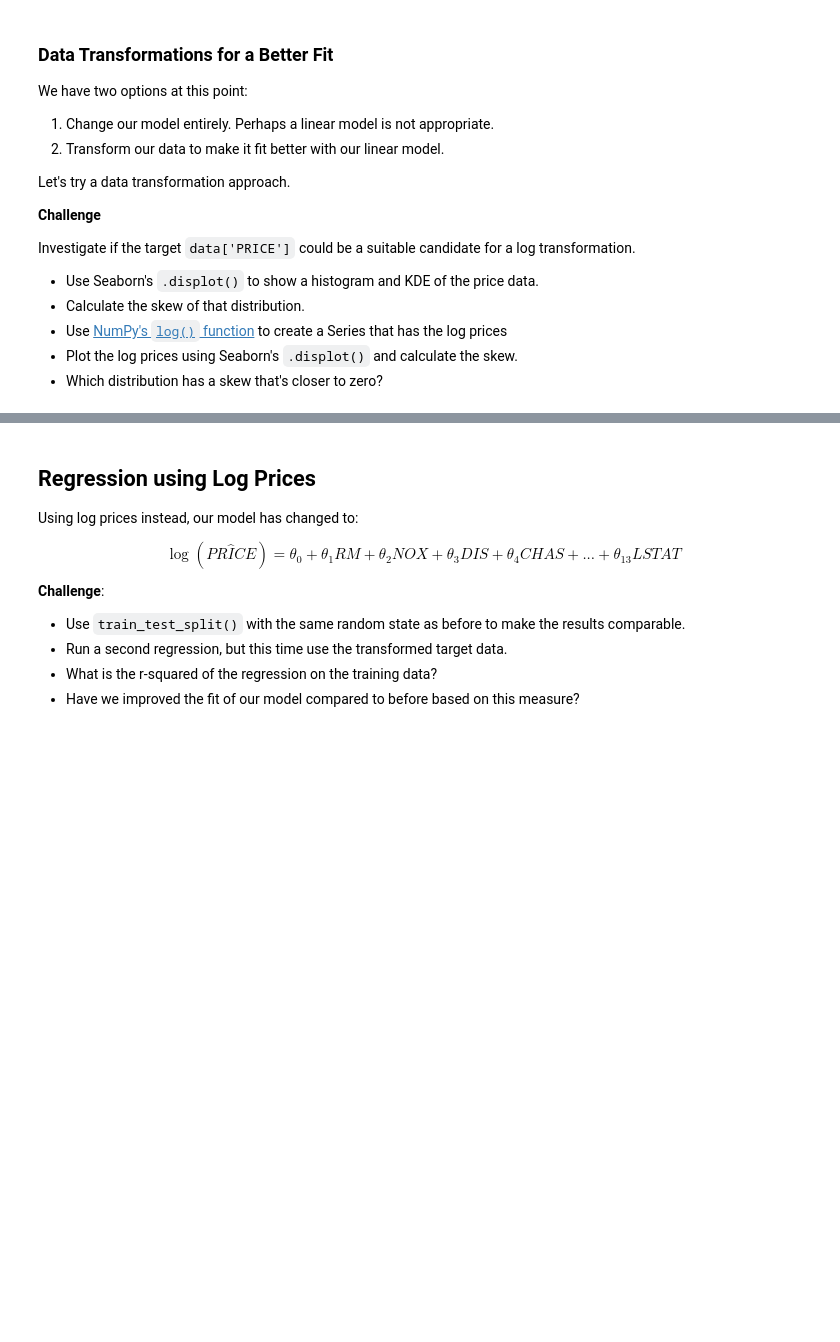
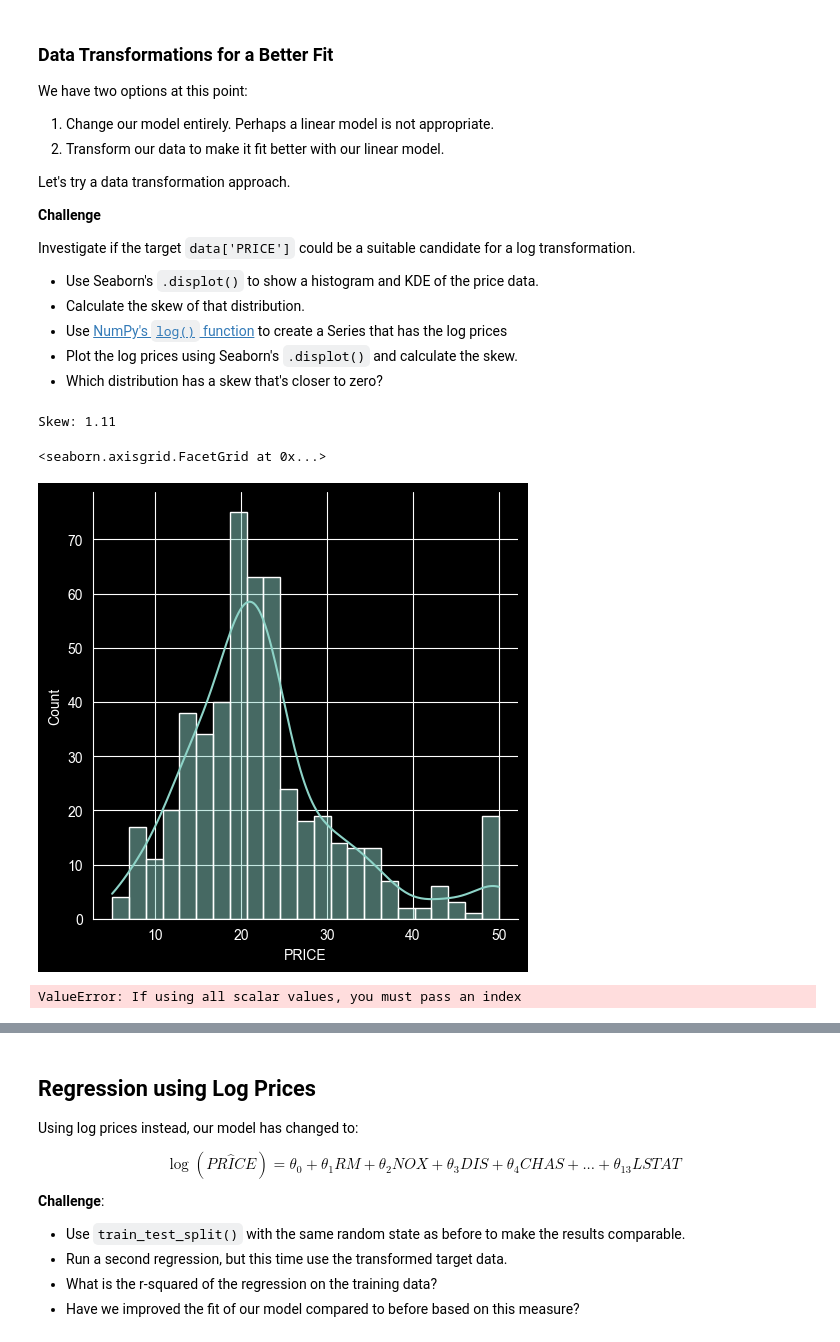
Before and after one commit to tbk81/100-DAYS-OF-CODE-PY, a Jupyter notebook: 81-predict-house-prices/Multivariable_Regression_and_Valuation_Model.ipynb, the cells around one changed output, grey strips where cells are left out. Drawn from its saved outputs; the diff is of its cells as text; code cells hidden in the pictures; blank space fills up the shorter version.

```diff
--- a/81-predict-house-prices/Multivariable_Regression_and_Valuation_Model.ipynb
+++ b/81-predict-house-prices/Multivariable_Regression_and_Valuation_Model.ipynb
@@ -506,6 +538,22 @@ Investigate if the target `data['PRICE']` could be a suitable candidate for a lo
 * Use [NumPy's `log()` function](https://numpy.org/doc/stable/reference/generated/numpy.log.html) to create a Series that has the log prices
 * Plot the log prices using Seaborn's `.displot()` and calculate the skew.
 * Which distribution has a skew that's closer to zero?
+# %%
+print(f'Skew: {data.PRICE.skew():.2f}')
+sns.displot(data=data,
+            x='PRICE',
+            kde=True)
+# %% [output]
+Skew: 1.11
+<seaborn.axisgrid.FacetGrid at 0x...>
+[figure, added]
+# %%
+log_price = pd.DataFrame(np.log(data.PRICE))
+log_price
+sns.displot(x=log_price,
+            kde=True)
+# %% [output]
+ValueError: If using all scalar values, you must pass an index
 # %% [markdown]
 #### How does the log transformation work?
 
```
Also changed, not shown: parts of 15 cells of this notebook.
